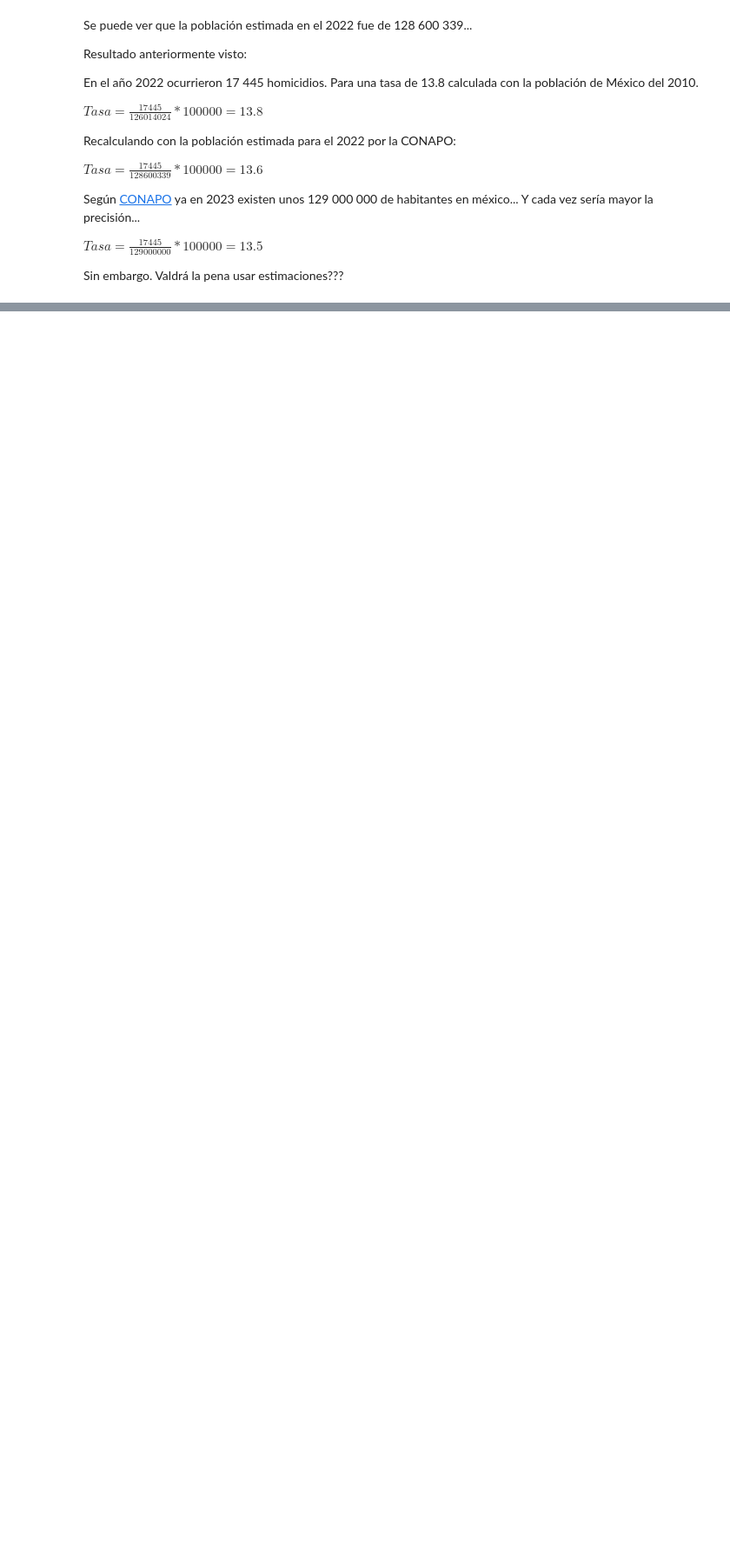
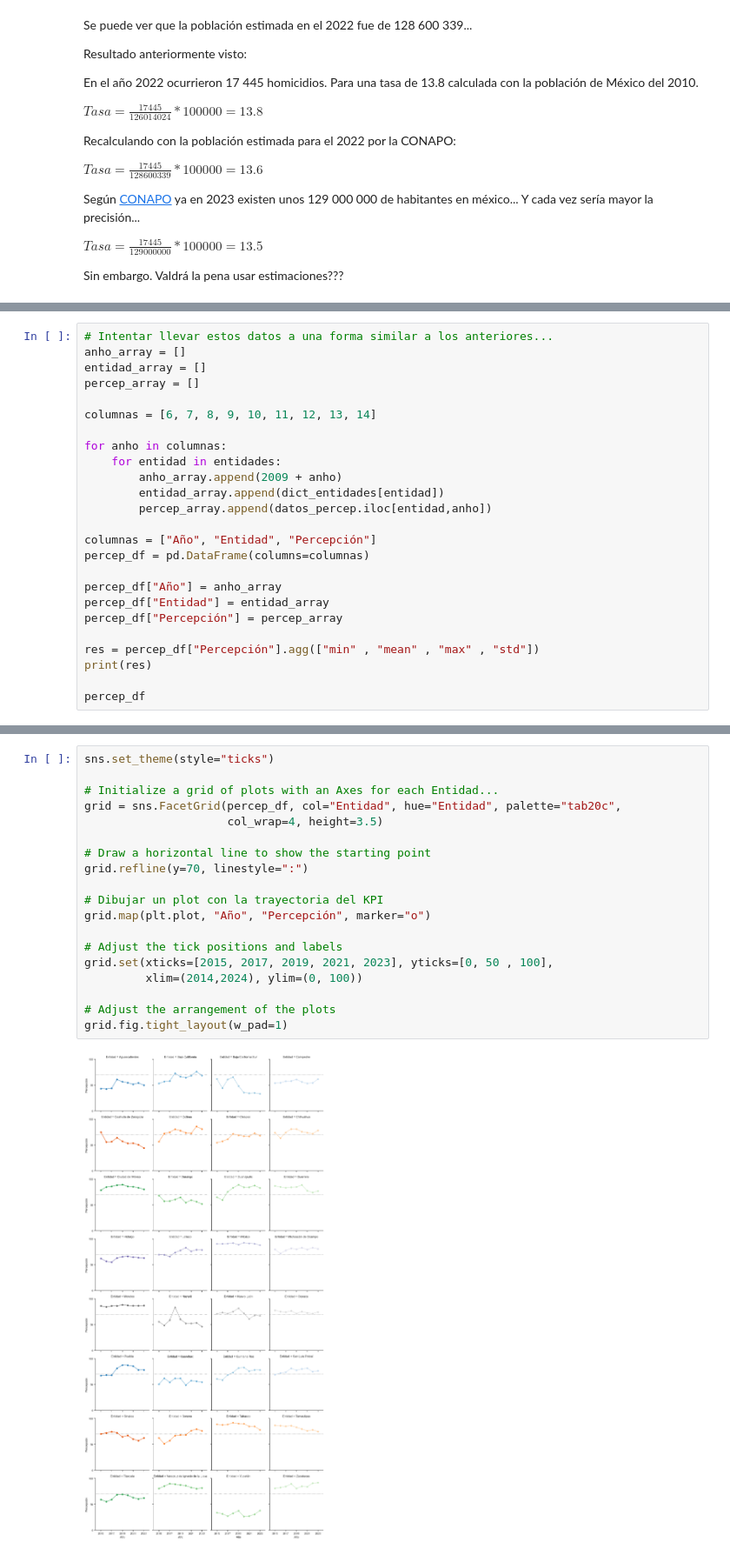
Before and after one commit to la-ciencia-del-delito/semaforo-delictivo, a Jupyter notebook: notebooks/Viowi.ipynb, the cells around one changed output, grey strips where cells are left out. Shown: that part at 87% size. Saved outputs shown, nothing was run; the diff lists cells and outputs as text; blank space fills up the shorter version.

```diff
--- a/notebooks/Viowi.ipynb
+++ b/notebooks/Viowi.ipynb
@@ -276,0 +973,25 @@ Sin embargo. Valdrá la pena usar estimaciones???
+# %%
+# Intentar llevar estos datos a una forma similar a los anteriores...
+anho_array = []
+entidad_array = []
+percep_array = []
+
+columnas = [6, 7, 8, 9, 10, 11, 12, 13, 14]
+
+for anho in columnas:
+    for entidad in entidades:
+        anho_array.append(2009 + anho)
+        entidad_array.append(dict_entidades[entidad])
+        percep_array.append(datos_percep.iloc[entidad,anho])
+
+columnas = ["Año", "Entidad", "Percepción"]
+percep_df = pd.DataFrame(columns=columnas)
+
+percep_df["Año"] = anho_array
+percep_df["Entidad"] = entidad_array
+percep_df["Percepción"] = percep_array
+
+res = percep_df["Percepción"].agg(["min" , "mean" , "max" , "std"])
+print(res)
+
+percep_df
@@ -276,0 +1017,21 @@ Sin embargo. Valdrá la pena usar estimaciones???
+# %%
+sns.set_theme(style="ticks")
+
+# Initialize a grid of plots with an Axes for each Entidad...
+grid = sns.FacetGrid(percep_df, col="Entidad", hue="Entidad", palette="tab20c",
+                     col_wrap=4, height=3.5)
+
+# Draw a horizontal line to show the starting point
+grid.refline(y=70, linestyle=":")
+
+# Dibujar un plot con la trayectoria del KPI
+grid.map(plt.plot, "Año", "Percepción", marker="o")
+
+# Adjust the tick positions and labels
+grid.set(xticks=[2015, 2017, 2019, 2021, 2023], yticks=[0, 50 , 100],
+         xlim=(2014,2024), ylim=(0, 100))
+
+# Adjust the arrangement of the plots
+grid.fig.tight_layout(w_pad=1)
+# %% [output]
+[figure, added]
```
Also changed, not shown: parts of 48 cells of this notebook, 1 other file.
